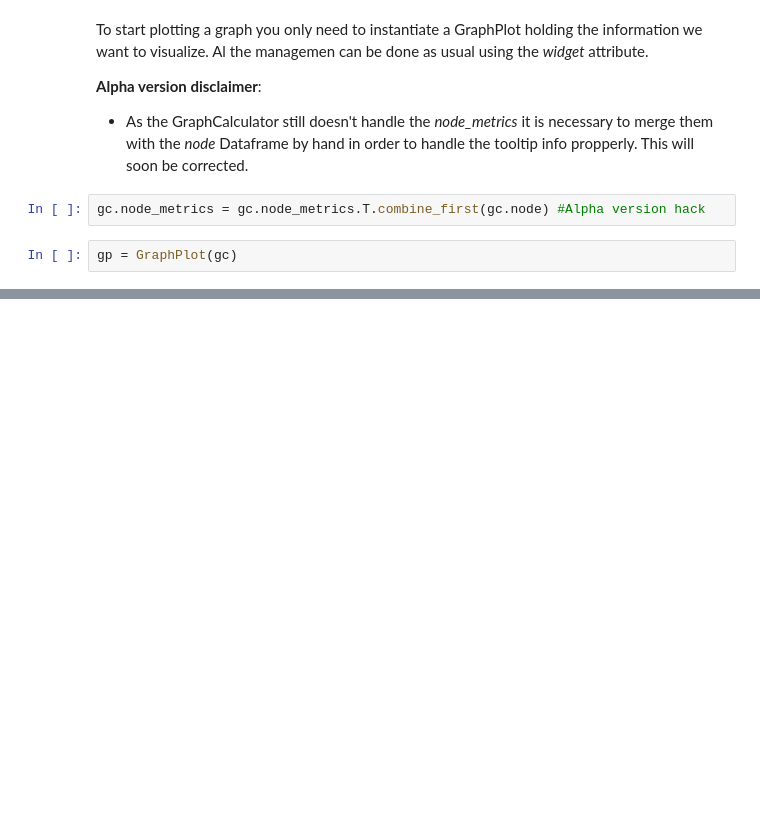
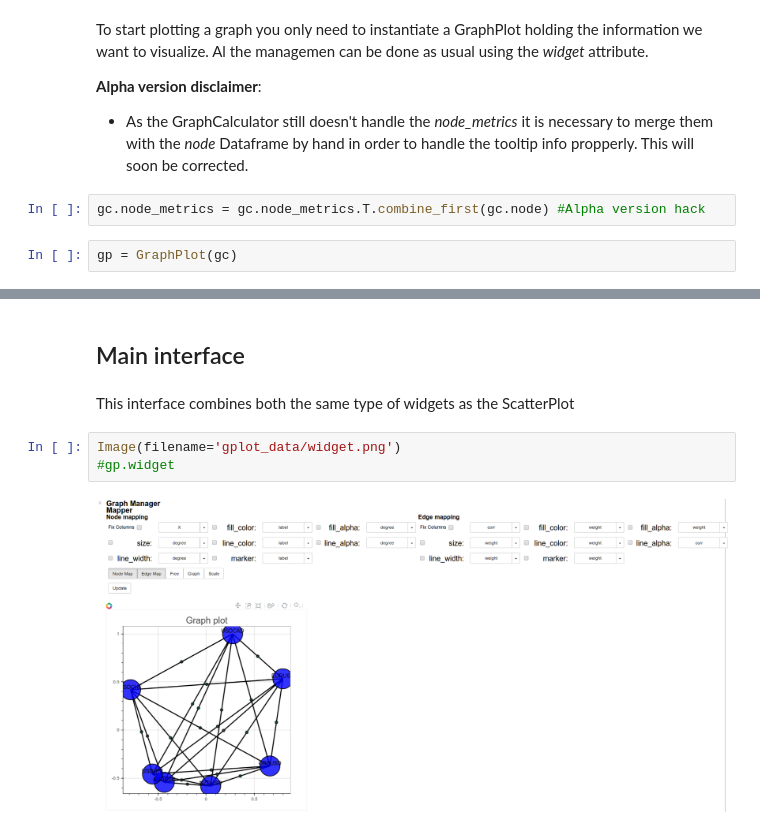
Before and after one commit to HCsoft-RD/shaolin, a Jupyter notebook: examples/GraphPlot.ipynb, the cells around one changed output, grey strips where cells are left out. Drawn from its saved outputs; the diff is of its cells as text; blank space fills up the shorter version.

```diff
--- a/examples/GraphPlot.ipynb
+++ b/examples/GraphPlot.ipynb
@@ -54,0 +50,9 @@ gp.widget
+# %% [markdown]
+## Main interface
+# %% [markdown]
+This interface combines both the same type of widgets as the ScatterPlot
+# %%
+Image(filename='gplot_data/widget.png')
+#gp.widget
+# %% [output]
+[figure, added]
```
Also changed, not shown: parts of 1 cell of this notebook, 37 other files.
